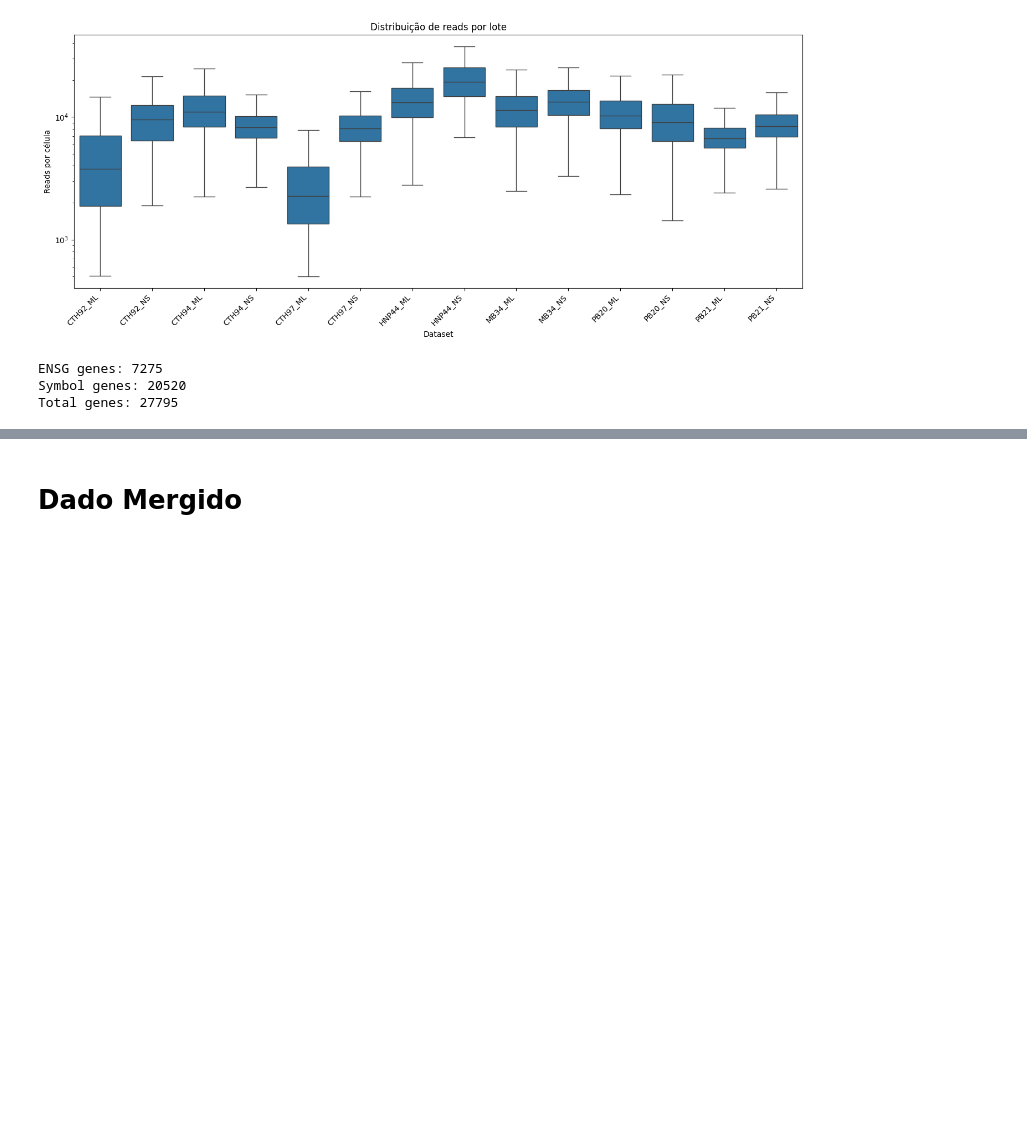
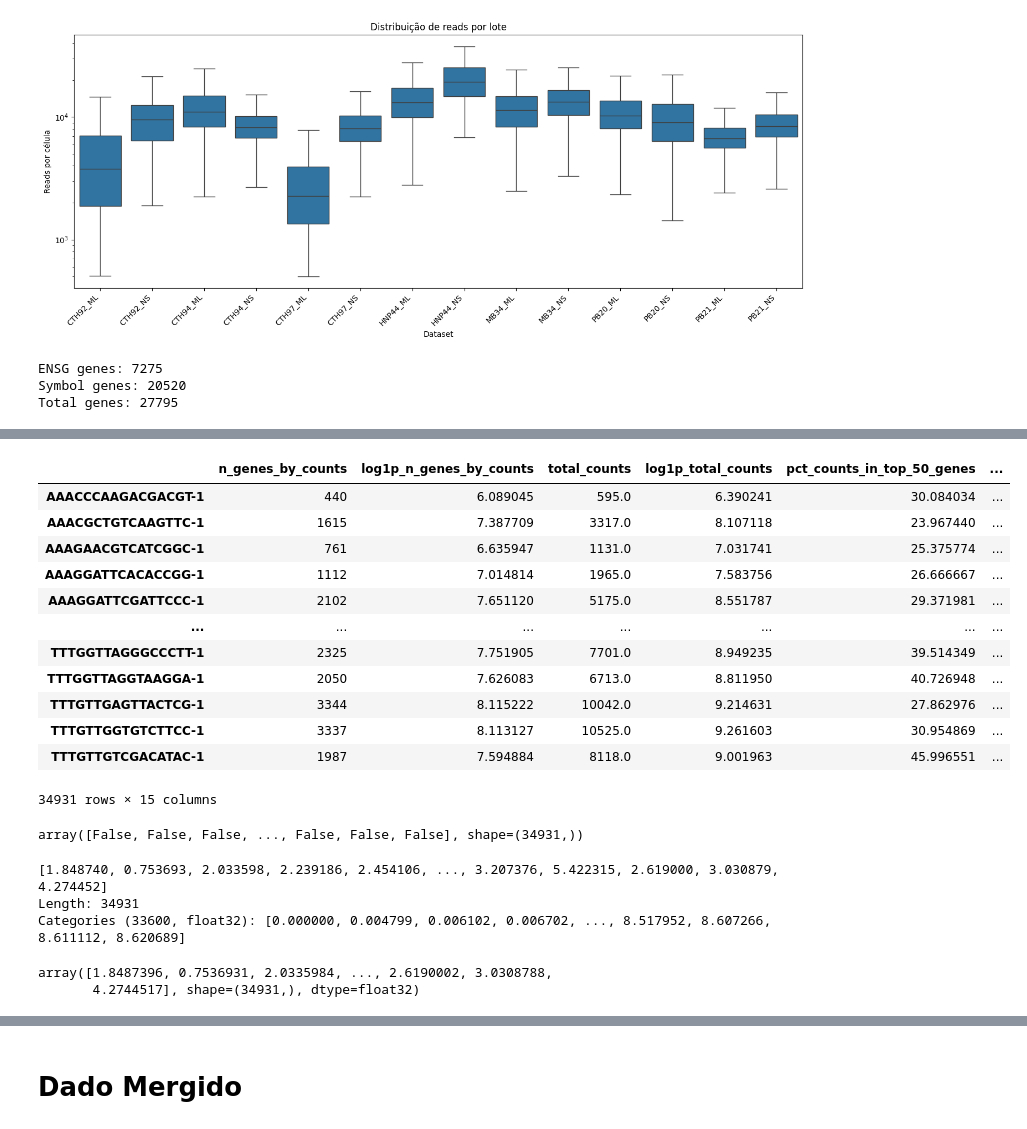
Before and after one commit to pedrovp161/singleCellTaru, a Jupyter notebook: src/scripts/processing.ipynb, the cells around one changed output, grey strips where cells are left out. Cells and saved outputs as stored; diff of their text form; code cells hidden in the pictures; blank space fills up the shorter version.

```diff
--- a/src/scripts/processing.ipynb
+++ b/src/scripts/processing.ipynb
@@ -165,0 +168,2 @@ bdata.write_h5ad(os.path.join(notebookPath, "data",  "integratedFiltered.h5ad"))
+# %%
+adata = sc.read("/mnt/SATA/singleCellTaru/data/integratedFiltered.h5ad")
@@ -165,0 +190,20 @@ bdata.write_h5ad(os.path.join(notebookPath, "data",  "integratedFiltered.h5ad"))
+# %%
+adata.obs
+# %% [output]
+|  | n_genes_by_counts | log1p_n_genes_by_counts | total_counts | log1p_total_counts | pct_counts_in_top_50_genes | ... |
+| AAACCCAAGACGACGT-1 | 440 | 6.089045 | 595.0 | 6.390241 | 30.084034 | ... |
+| AAACGCTGTCAAGTTC-1 | 1615 | 7.387709 | 3317.0 | 8.107118 | 23.967440 | ... |
+| AAAGAACGTCATCGGC-1 | 761 | 6.635947 | 1131.0 | 7.031741 | 25.375774 | ... |
+| AAAGGATTCACACCGG-1 | 1112 | 7.014814 | 1965.0 | 7.583756 | 26.666667 | ... |
+| AAAGGATTCGATTCCC-1 | 2102 | 7.651120 | 5175.0 | 8.551787 | 29.371981 | ... |
+| ... | ... | ... | ... | ... | ... | ... |
+| TTTGGTTAGGGCCCTT-1 | 2325 | 7.751905 | 7701.0 | 8.949235 | 39.514349 | ... |
+| TTTGGTTAGGTAAGGA-1 | 2050 | 7.626083 | 6713.0 | 8.811950 | 40.726948 | ... |
+| TTTGTTGAGTTACTCG-1 | 3344 | 8.115222 | 10042.0 | 9.214631 | 27.862976 | ... |
+| TTTGTTGGTGTCTTCC-1 | 3337 | 8.113127 | 10525.0 | 9.261603 | 30.954869 | ... |
+| TTTGTTGTCGACATAC-1 | 1987 | 7.594884 | 8118.0 | 9.001963 | 45.996551 | ... |
+34931 rows × 15 columns
+# %%
+adata.obs["mt_outlier"].values
+# %% [output]
+array([False, False, False, ..., False, False, False], shape=(34931,))
@@ -165,0 +214,11 @@ bdata.write_h5ad(os.path.join(notebookPath, "data",  "integratedFiltered.h5ad"))
+# %%
+adata.obs["pct_counts_mt"].values
+# %% [output]
+[1.848740, 0.753693, 2.033598, 2.239186, 2.454106, ..., 3.207376, 5.422315, 2.619000, 3.030879, 4.274452]
+Length: 34931
+Categories (33600, float32): [0.000000, 0.004799, 0.006102, 0.006702, ..., 8.517952, 8.607266, 8.611112, 8.620689]
+# %%
+adata.obs["pct_counts_mt"].values = adata.obs["pct_counts_mt"]
+# %% [output]
+array([1.8487396, 0.7536931, 2.0335984, ..., 2.6190002, 3.0308788,
+       4.2744517], shape=(34931,), dtype=float32)
```
Also changed, not shown: parts of 18 cells of this notebook, 7 other files.
